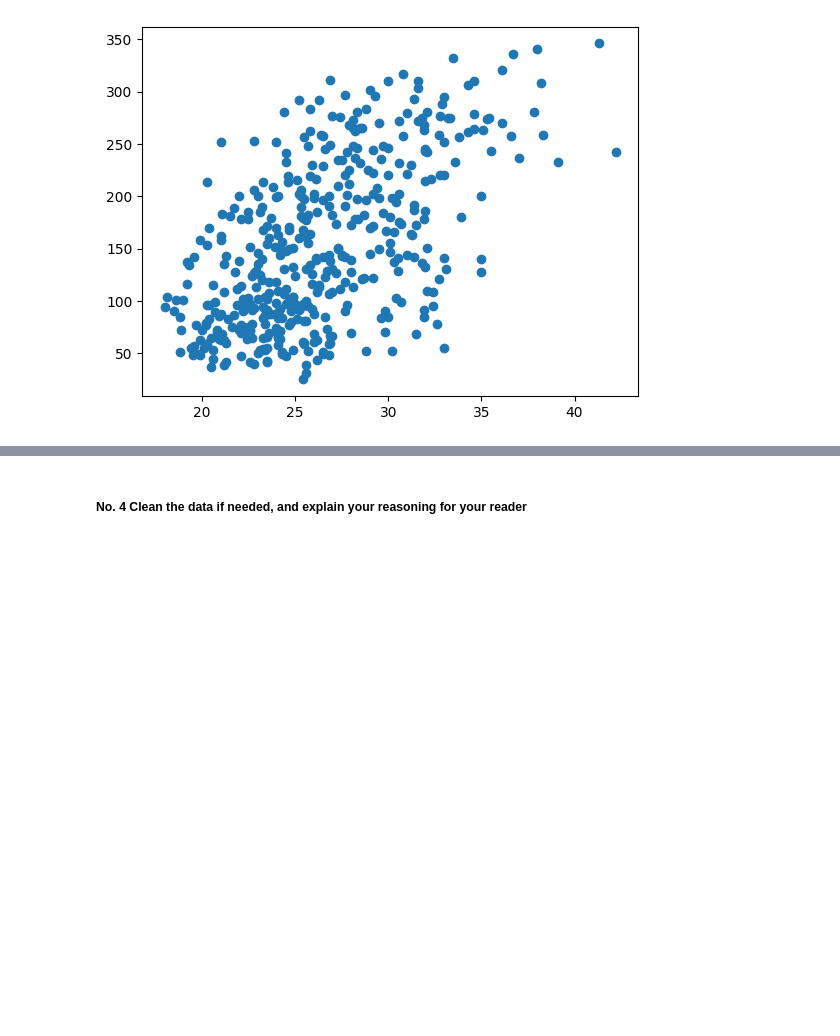
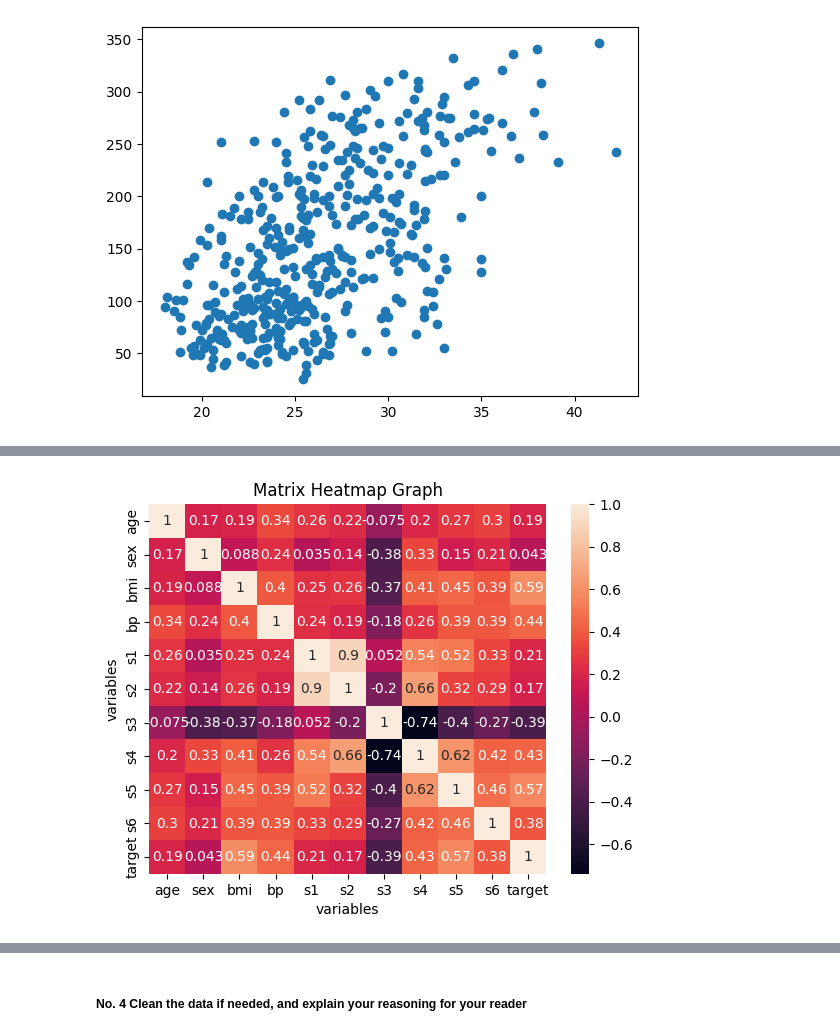
Before and after one commit to onlyxool/CSCN8010-labs, a Jupyter notebook: PracticalLab4.ipynb, the cells around one changed output, grey strips where cells are left out. Drawn from its saved outputs; the diff is of its cells as text; code cells hidden in the pictures; blank space fills up the shorter version.

```diff
--- a/PracticalLab4.ipynb
+++ b/PracticalLab4.ipynb
@@ -47,6 +54,16 @@ diabetes_df.corr()
 | s5 | 0.270774 | 0.149916 | 0.446157 | 0.393480 | 0.515503 | 0.318357 | -0.398577 | 0.617859 | 1.000000 | 0.464669 | 0.565883 |
 | s6 | 0.301731 | 0.208133 | 0.388680 | 0.390430 | 0.325717 | 0.290600 | -0.273697 | 0.417212 | 0.464669 | 1.000000 | 0.382483 |
 | target | 0.187889 | 0.043062 | 0.586450 | 0.441482 | 0.212022 | 0.174054 | -0.394789 | 0.430453 | 0.565883 | 0.382483 | 1.000000 |
+# %%
+import seaborn as sn
+sn.heatmap(diabetes_df.corr(), annot=True)
+plt.title('Matrix Heatmap Graph')
+plt.xlabel('variables')
+plt.ylabel('variables')
+
+plt.show()
+# %% [output]
+[figure, added]
 # %%
 diabetes_df.describe()
 # %% [output]
```
Also changed, not shown: parts of 5 cells of this notebook, 1 other file.
